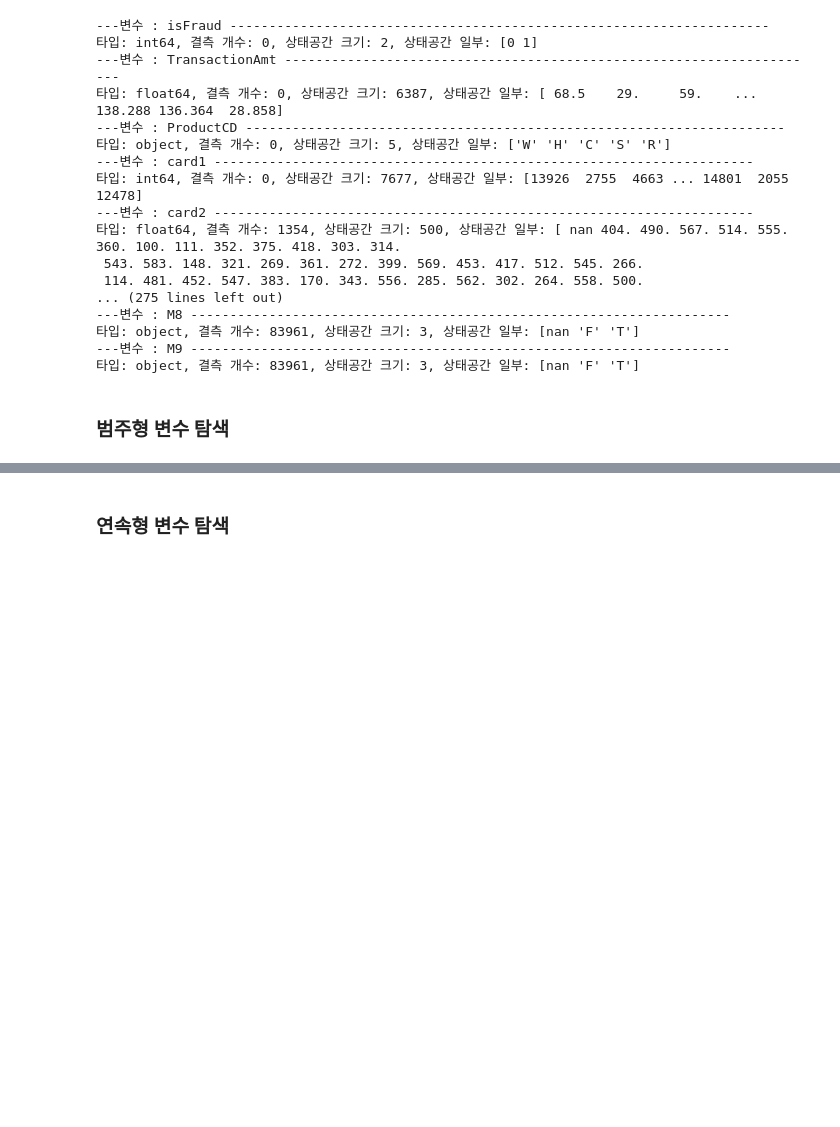
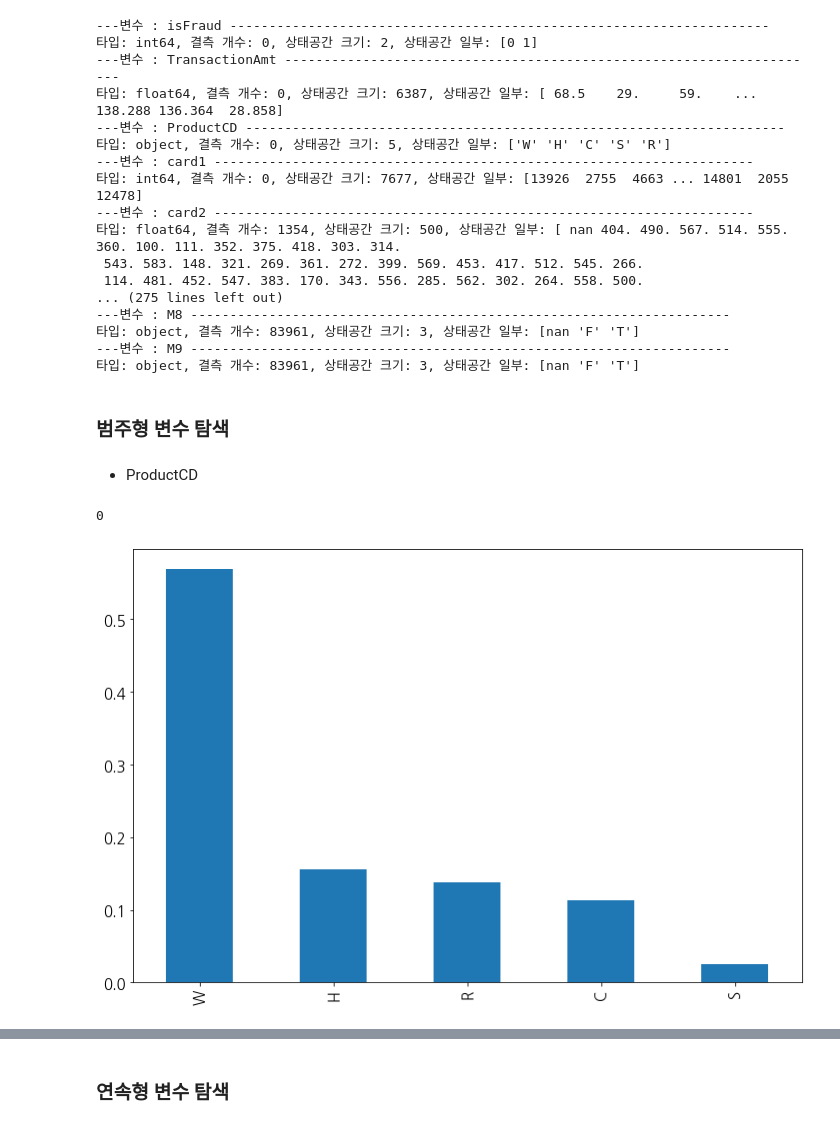
Before and after one commit to seonydg/ml-classification-IEEE-CIS-Fraud-Detection, a Jupyter notebook: IEEE-CIS Fraud Detection.ipynb, the cells around one changed output, grey strips where cells are left out. Saved outputs shown, nothing was run; the diff lists cells and outputs as text; code cells hidden in the pictures; blank space fills up the shorter version.

```diff
--- a/IEEE-CIS Fraud Detection.ipynb
+++ b/IEEE-CIS Fraud Detection.ipynb
@@ -111,3 +111,15 @@ for col in df.columns:
 타입: object, 결측 개수: 83961, 상태공간 크기: 3, 상태공간 일부: [nan 'F' 'T']
 # %% [markdown]
 ### 범주형 변수 탐색
+# %% [markdown]
+- ProductCD
+# %%
+df['ProductCD'].isnull().sum()
+# %% [output]
+0
+# %%
+df['ProductCD'].value_counts(normalize=True).plot(kind='bar', fontsize=15)
+plt.gcf().set_size_inches(12, 8)
+plt.show()
+# %% [output]
+[figure, added]
```
Also changed, not shown: parts of 17 cells of this notebook.
